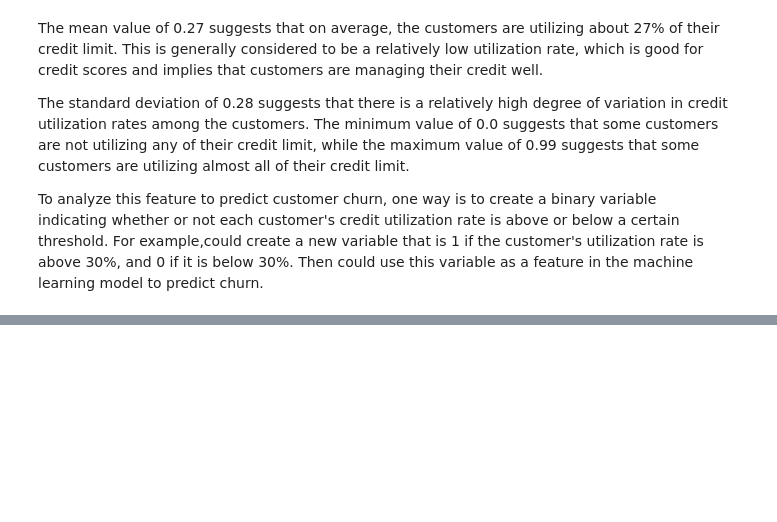
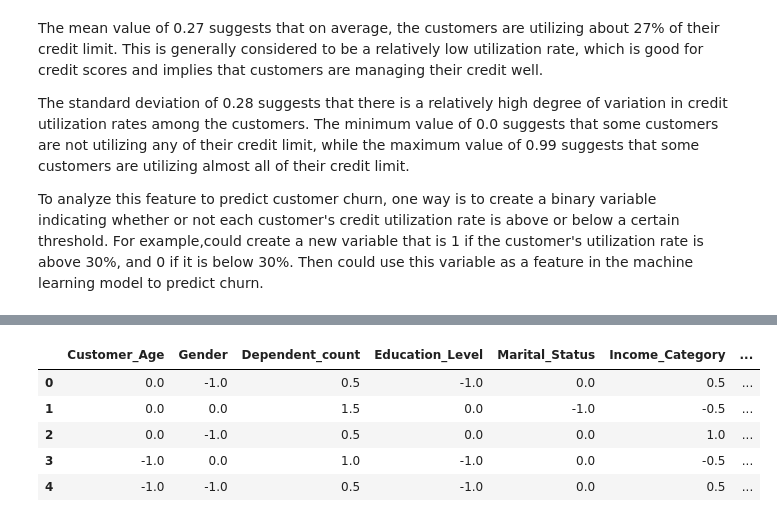
Before and after one commit to melisnv/churn-ml-capstone-project, a Jupyter notebook: eda-feature-engineering.ipynb, the cells around one changed output, grey strips where cells are left out. Saved outputs shown, nothing was run; the diff lists cells and outputs as text; code cells hidden in the pictures; blank space fills up the shorter version.

```diff
--- a/eda-feature-engineering.ipynb
+++ b/eda-feature-engineering.ipynb
@@ -892,0 +880,11 @@ def save_data(data):
+# %%
+scaled_features["Attrition_Flag"] = data["Attrition_Flag"]
+scaled_features.drop('CLIENTNUM',axis=1,inplace=True)
+scaled_features.head()
+# %% [output]
+|  | Customer_Age | Gender | Dependent_count | Education_Level | Marital_Status | Income_Category | ... |
+| 0 | 0.0 | -1.0 | 0.5 | -1.0 | 0.0 | 0.5 | ... |
+| 1 | 0.0 | 0.0 | 1.5 | 0.0 | -1.0 | -0.5 | ... |
+| 2 | 0.0 | -1.0 | 0.5 | 0.0 | 0.0 | 1.0 | ... |
+| 3 | -1.0 | 0.0 | 1.0 | -1.0 | 0.0 | -0.5 | ... |
+| 4 | -1.0 | -1.0 | 0.5 | -1.0 | 0.0 | 0.5 | ... |
```
Also changed, not shown: parts of 7 cells of this notebook.
